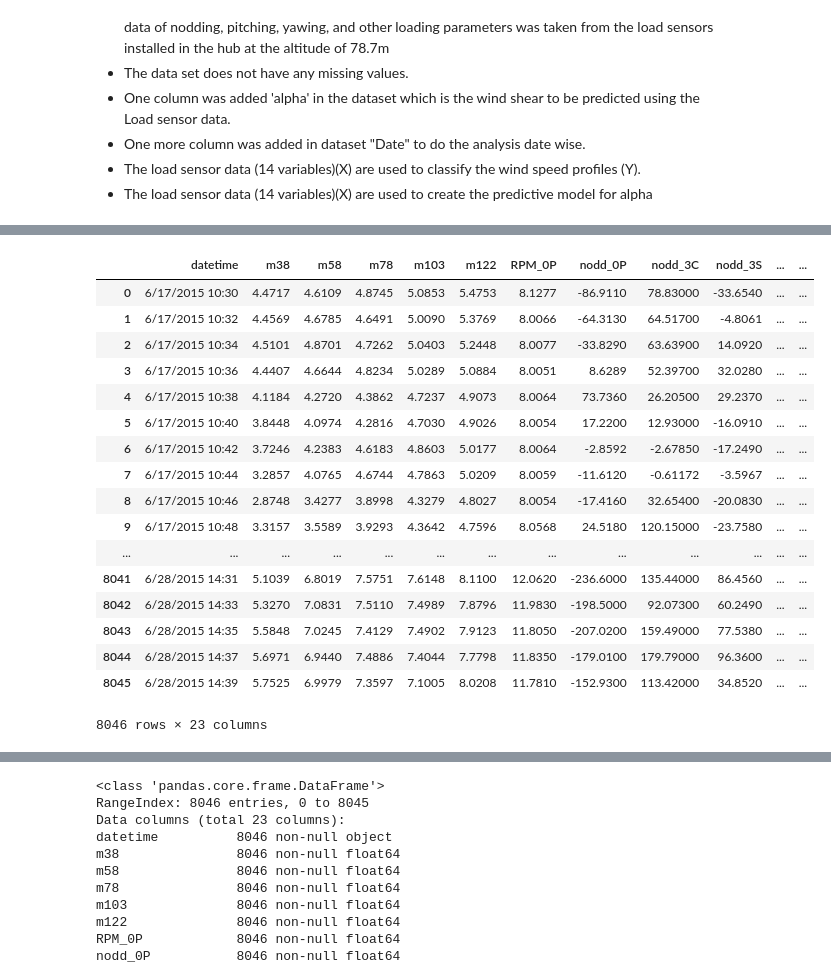
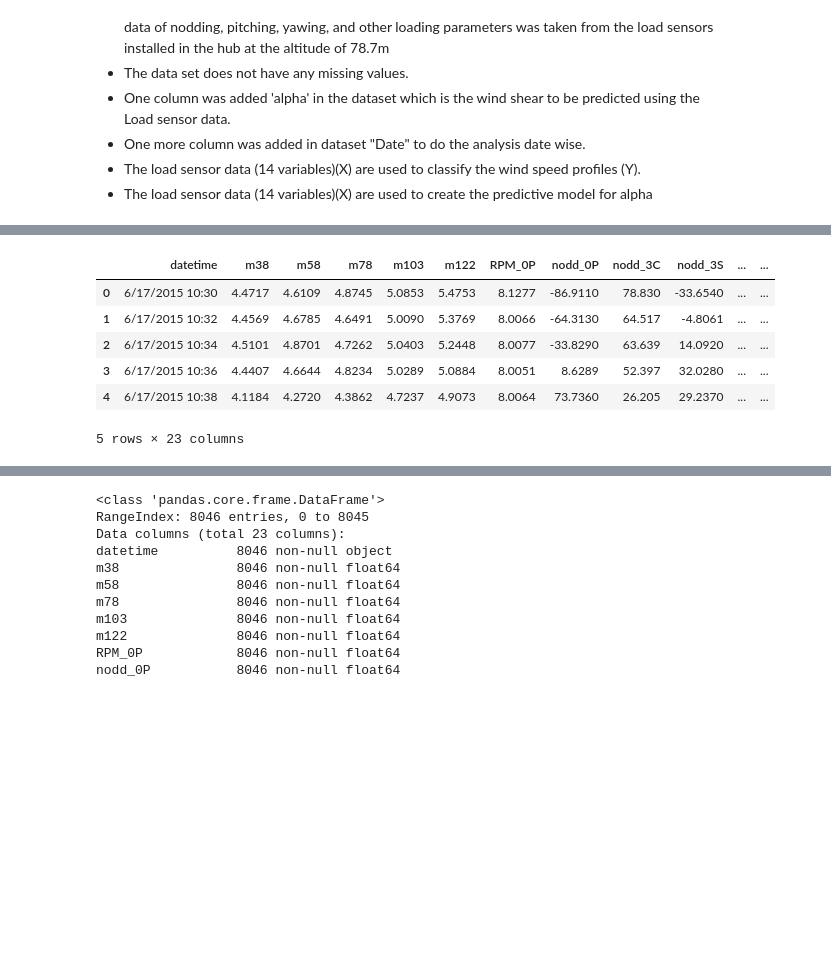
Before and after one commit to atulmahaja/Repos1, a Jupyter notebook: Wind_Shear_Case_Study.ipynb, the cells around one changed output, grey strips where cells are left out. Drawn from its saved outputs; the diff is of its cells as text; code cells hidden in the pictures; blank space fills up the shorter version.

```diff
--- a/Wind_Shear_Case_Study.ipynb
+++ b/Wind_Shear_Case_Study.ipynb
@@ -77,23 +67,12 @@ dataset['alpha'] = alpha
 # %%
 dataset['Date'] = pd.to_datetime(dataset['datetime']).dt.date
 # %%
-dataset
+dataset.head()
 # %% [output]
 |  | datetime | m38 | m58 | m78 | m103 | m122 | RPM_0P | nodd_0P | nodd_3C | nodd_3S | ... | ... |
-| 0 | 6/17/2015 10:30 | 4.4717 | 4.6109 | 4.8745 | 5.0853 | 5.4753 | 8.1277 | -86.9110 | 78.83000 | -33.6540 | ... | ... |
-| 1 | 6/17/2015 10:32 | 4.4569 | 4.6785 | 4.6491 | 5.0090 | 5.3769 | 8.0066 | -64.3130 | 64.51700 | -4.8061 | ... | ... |
-| 2 | 6/17/2015 10:34 | 4.5101 | 4.8701 | 4.7262 | 5.0403 | 5.2448 | 8.0077 | -33.8290 | 63.63900 | 14.0920 | ... | ... |
-| 3 | 6/17/2015 10:36 | 4.4407 | 4.6644 | 4.8234 | 5.0289 | 5.0884 | 8.0051 | 8.6289 | 52.39700 | 32.0280 | ... | ... |
-| 4 | 6/17/2015 10:38 | 4.1184 | 4.2720 | 4.3862 | 4.7237 | 4.9073 | 8.0064 | 73.7360 | 26.20500 | 29.2370 | ... | ... |
-| 5 | 6/17/2015 10:40 | 3.8448 | 4.0974 | 4.2816 | 4.7030 | 4.9026 | 8.0054 | 17.2200 | 12.93000 | -16.0910 | ... | ... |
-| 6 | 6/17/2015 10:42 | 3.7246 | 4.2383 | 4.6183 | 4.8603 | 5.0177 | 8.0064 | -2.8592 | -2.67850 | -17.2490 | ... | ... |
-| 7 | 6/17/2015 10:44 | 3.2857 | 4.0765 | 4.6744 | 4.7863 | 5.0209 | 8.0059 | -11.6120 | -0.61172 | -3.5967 | ... | ... |
-| 8 | 6/17/2015 10:46 | 2.8748 | 3.4277 | 3.8998 | 4.3279 | 4.8027 | 8.0054 | -17.4160 | 32.65400 | -20.0830 | ... | ... |
-| 9 | 6/17/2015 10:48 | 3.3157 | 3.5589 | 3.9293 | 4.3642 | 4.7596 | 8.0568 | 24.5180 | 120.15000 | -23.7580 | ... | ... |
-| ... | ... | ... | ... | ... | ... | ... | ... | ... | ... | ... | ... | ... |
-| 8041 | 6/28/2015 14:31 | 5.1039 | 6.8019 | 7.5751 | 7.6148 | 8.1100 | 12.0620 | -236.6000 | 135.44000 | 86.4560 | ... | ... |
-| 8042 | 6/28/2015 14:33 | 5.3270 | 7.0831 | 7.5110 | 7.4989 | 7.8796 | 11.9830 | -198.5000 | 92.07300 | 60.2490 | ... | ... |
-| 8043 | 6/28/2015 14:35 | 5.5848 | 7.0245 | 7.4129 | 7.4902 | 7.9123 | 11.8050 | -207.0200 | 159.49000 | 77.5380 | ... | ... |
-| 8044 | 6/28/2015 14:37 | 5.6971 | 6.9440 | 7.4886 | 7.4044 | 7.7798 | 11.8350 | -179.0100 | 179.79000 | 96.3600 | ... | ... |
-| 8045 | 6/28/2015 14:39 | 5.7525 | 6.9979 | 7.3597 | 7.1005 | 8.0208 | 11.7810 | -152.9300 | 113.42000 | 34.8520 | ... | ... |
+| 0 | 6/17/2015 10:30 | 4.4717 | 4.6109 | 4.8745 | 5.0853 | 5.4753 | 8.1277 | -86.9110 | 78.830 | -33.6540 | ... | ... |
+| 1 | 6/17/2015 10:32 | 4.4569 | 4.6785 | 4.6491 | 5.0090 | 5.3769 | 8.0066 | -64.3130 | 64.517 | -4.8061 | ... | ... |
+| 2 | 6/17/2015 10:34 | 4.5101 | 4.8701 | 4.7262 | 5.0403 | 5.2448 | 8.0077 | -33.8290 | 63.639 | 14.0920 | ... | ... |
+| 3 | 6/17/2015 10:36 | 4.4407 | 4.6644 | 4.8234 | 5.0289 | 5.0884 | 8.0051 | 8.6289 | 52.397 | 32.0280 | ... | ... |
+| 4 | 6/17/2015 10:38 | 4.1184 | 4.2720 | 4.3862 | 4.7237 | 4.9073 | 8.0064 | 73.7360 | 26.205 | 29.2370 | ... | ... |
-8046 rows × 23 columns
+5 rows × 23 columns
```
Also changed, not shown: parts of 25 cells of this notebook.
